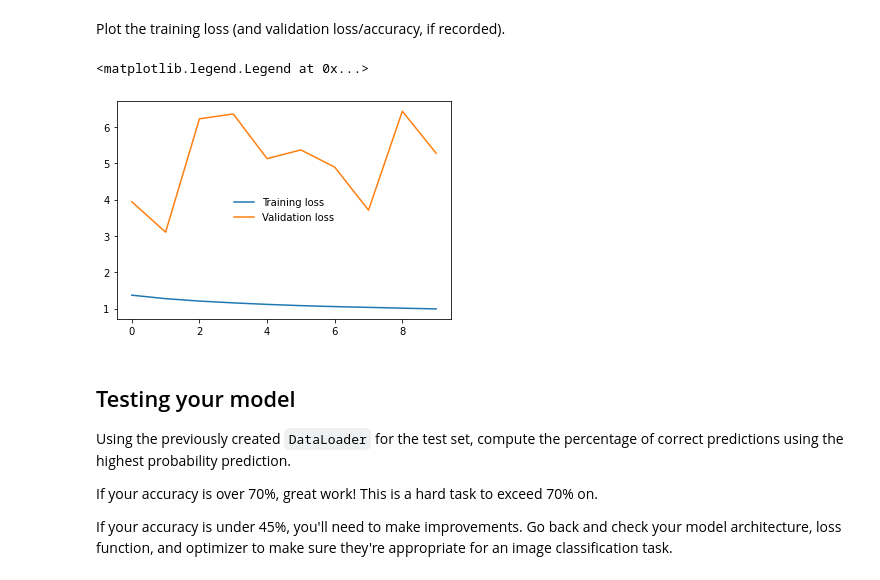
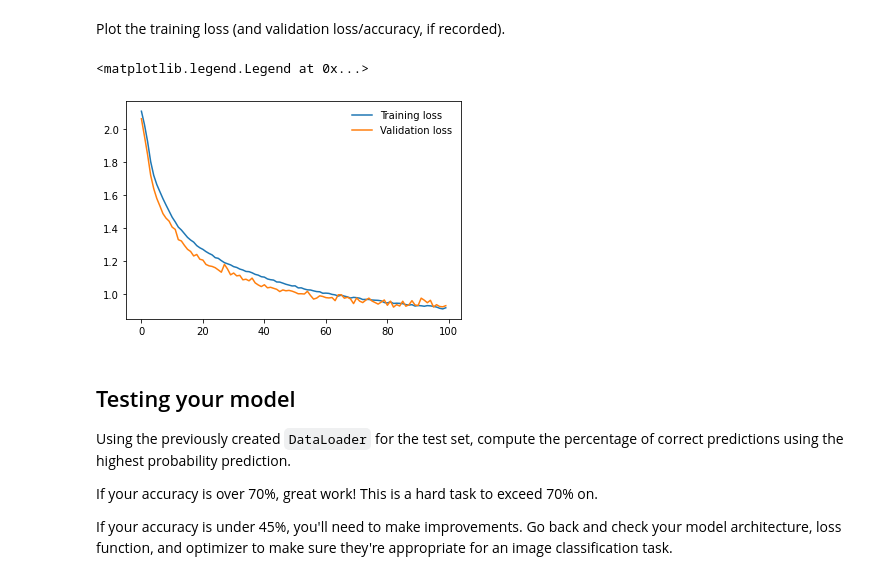
Before and after one commit to achimoraites/deep-learning, a Jupyter notebook: cifar-10-image-classifier/CIFAR-10_Image_Classifier.ipynb, the cells around one changed output. Saved outputs shown, nothing was run; the diff lists cells and outputs as text; code cells hidden in the pictures.

Commit message:
feat: optimize model

```diff
--- a/cifar-10-image-classifier/CIFAR-10_Image_Classifier.ipynb
+++ b/cifar-10-image-classifier/CIFAR-10_Image_Classifier.ipynb
@@ -112,21 +119,34 @@ class NeuralNetwork(nn.Module):
     def __init__(self):
         super().__init__()
         self.pool = nn.MaxPool2d(2, 2)
-        self.dropout = nn.Dropout(p=0.25)
+        self.dropout = nn.Dropout(0.25)
 
         self.conv1 = nn.Conv2d(3, 6, 5)
-        self.conv2 = nn.Conv2d(6, 16, 5)
-        self.fc1 = nn.Linear(16 * 5 * 5, 120)
-        self.fc2 = nn.Linear(120, 84)
-        self.fc3 = nn.Linear(84, 10)
+        self.conv1_b = nn.Conv2d(6, 12, 5)
+
+        self.conv2 = nn.Conv2d(12, 32, 5)
+
+        self.fc1 = nn.Linear(512, 256)
+        self.fc2 = nn.Linear(256, 128)
+        self.fc3 = nn.Linear(128, 64)
+        self.fc4 = nn.Linear(64, 10)
 
     def forward(self, x):
-        x = self.pool(F.relu(self.conv1(x)))
-        x = self.pool(F.relu(self.conv2(x)))
+        x = F.relu(self.conv1(x))
+        x = F.relu(self.conv1_b(x))
+        x = self.pool(x)
+
+        x = F.relu(self.conv2(x))
+        x = self.pool(x)
+        x = self.dropout(x)
+
         x = torch.flatten(x, 1)
-        x = self.dropout(F.relu(self.fc1(x)))
-        x = self.dropout(F.relu(self.fc2(x)))
-        x = F.log_softmax(self.fc3(x), dim=1)
+
+        x = F.relu(self.fc1(x))
+        x = self.dropout(x)
+        x = F.relu(self.fc2(x))
+        x = F.relu(self.fc3(x))
+        x = F.log_softmax(self.fc4(x), dim=1)
         return x
 # %% [markdown]
 Specify a loss function and an optimizer, and instantiate the model.
@@ -135,7 +155,7 @@ If you use a less common loss function, please note why you chose that loss func
 # %%
 model = NeuralNetwork()
 criterion = nn.CrossEntropyLoss()
-optimizer = optim.SGD(model.parameters(), lr=0.001, momentum=0.9)
+optimizer = optim.SGD(model.parameters(), lr=0.0008, momentum=0.8)
 # %% [markdown]
 ## Running your Neural Network
 Use whatever method you like to train your neural network, and ensure you record the average loss at each epoch.
@@ -218,12 +219,12 @@ Finished Training
 # %% [markdown]
 Plot the training loss (and validation loss/accuracy, if recorded).
 # %%
-plt.plot(model_stats['training_loss'], label='Training loss')
-plt.plot(model_stats['validation_loss'], label='Validation loss')
+plt.plot(train_losses, label='Training loss')
+plt.plot(test_losses, label='Validation loss')
 plt.legend(frameon=False)
 # %% [output]
 <matplotlib.legend.Legend at 0x...>
-[figure, old version]
+[figure, new version]
 # %% [markdown]
 ## Testing your model
 Using the previously created `DataLoader` for the test set, compute the percentage of correct predictions using the highest probability prediction.
```
Also changed, not shown: parts of 7 cells of this notebook.
